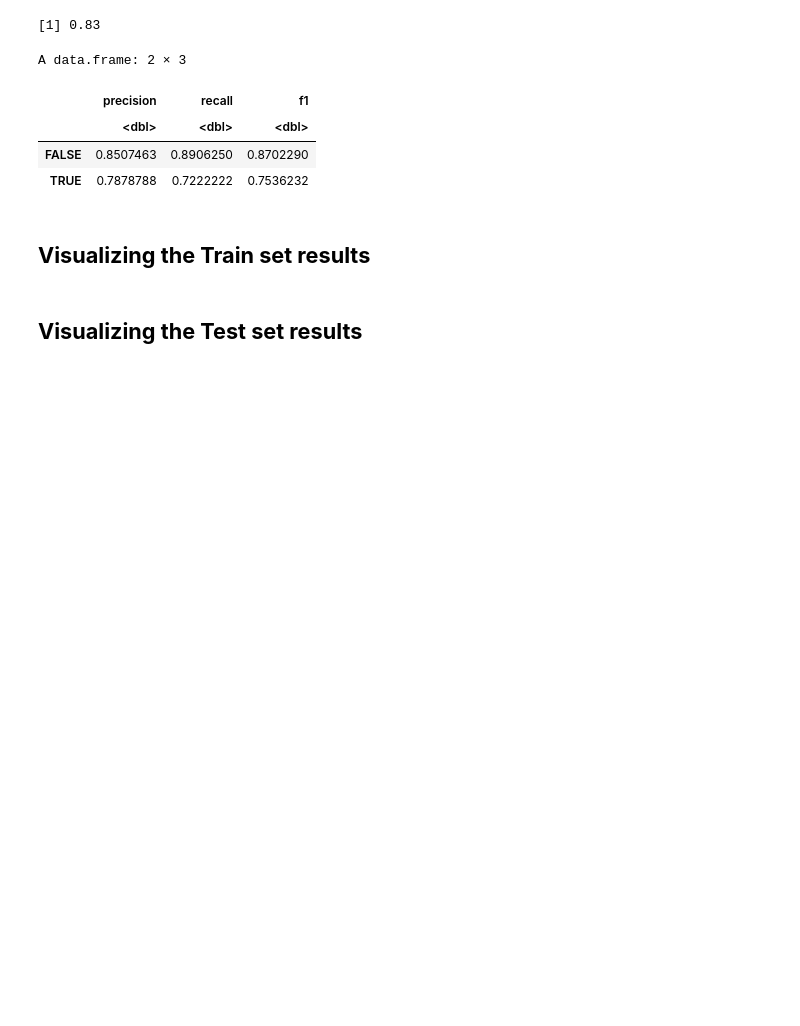
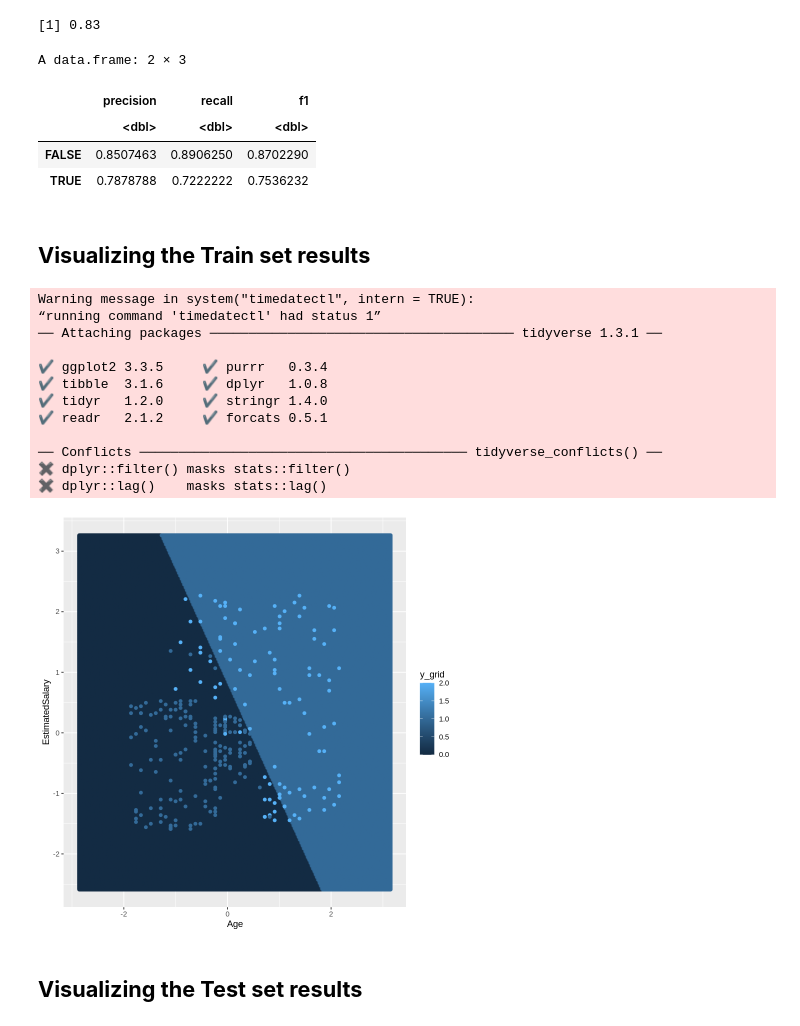
Before and after one commit to RiniChristy/Machine-Learning-in-R, a Jupyter notebook: Logistic_Regression_in_R_on_Social_Network_Ad.ipynb, the cells around one changed output. Cells and saved outputs as stored; diff of their text form; code cells hidden in the pictures; blank space fills up the shorter version.

```diff
--- a/Logistic_Regression_in_R_on_Social_Network_Ad.ipynb
+++ b/Logistic_Regression_in_R_on_Social_Network_Ad.ipynb
@@ -151,6 +151,33 @@ plot(set[, -3],
 contour(X1, X2, matrix(as.numeric(y_grid), length(X1), length(X2)), add = TRUE)
 points(grid_set, pch = '.', col = ifelse(y_grid == 1, 'springgreen3', 'tomato'))
 points(set, pch = 21, bg = ifelse(set[, 3] == 1, 'green4', 'red3'))
+# %%
+library(tidyverse)
+set=train_set
+
+#run the entire following  block of  code together
+
+expand.grid('Age' = seq(min(set[, 1]) - 1, max(set[, 1]) + 1, by = 0.01),
+            'EstimatedSalary' = seq(min(set[, 2]) - 1, max(set[, 2]) + 1, by = 0.01))%>%
+mutate(prob_set=predict(classifier, type = 'response', newdata = .),
+       y_grid = ifelse(prob_set > 0.5, 1, 0))%>%
+ggplot()+
+        geom_point(aes(x=Age, y=EstimatedSalary, color=y_grid))+
+        geom_point(data=train_set, aes(x=Age, y=EstimatedSalary,colour=as.numeric(Purchased)))
+# %% [output]
+Warning message in system("timedatectl", intern = TRUE):
+“running command 'timedatectl' had status 1”
+── Attaching packages ─────────────────────────────────────── tidyverse 1.3.1 ──
+
+✔ ggplot2 3.3.5     ✔ purrr   0.3.4
+✔ tibble  3.1.6     ✔ dplyr   1.0.8
+✔ tidyr   1.2.0     ✔ stringr 1.4.0
+✔ readr   2.1.2     ✔ forcats 0.5.1
+
+── Conflicts ────────────────────────────────────────── tidyverse_conflicts() ──
+✖ dplyr::filter() masks stats::filter()
+✖ dplyr::lag()    masks stats::lag()
+[figure, added]
 # %% [markdown]
 ## **Visualizing the Test set results**
 # %%
```
Also changed, not shown: parts of 4 cells of this notebook.
